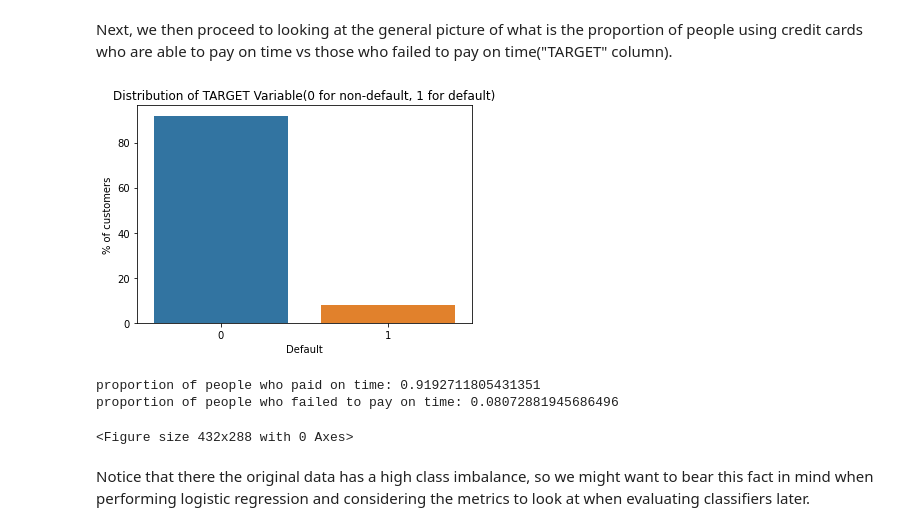
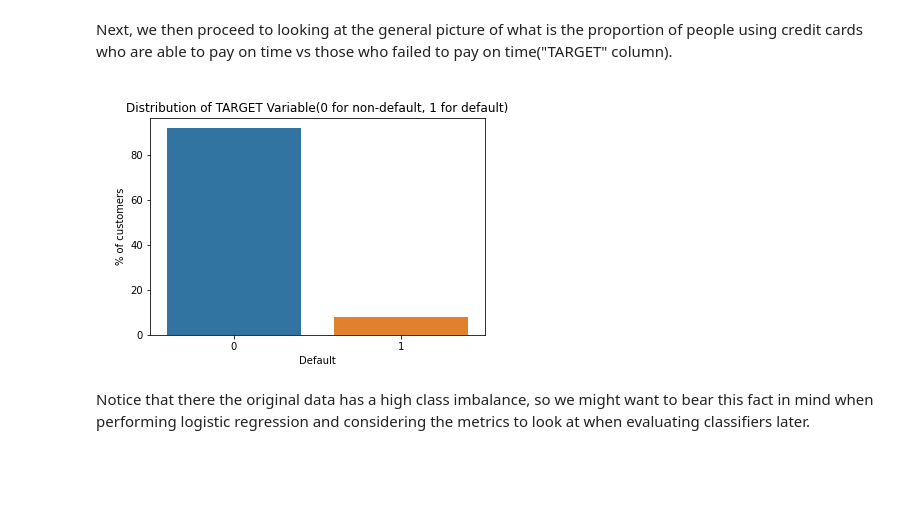
Before and after one commit to UCB-stat-159-s22/hw07-Group11, a Jupyter notebook: main.ipynb, the cells around one changed output. Drawn from its saved outputs; the diff is of its cells as text; code cells hidden in the pictures; blank space fills up the shorter version.

```diff
--- a/main.ipynb
+++ b/main.ipynb
@@ -85,13 +70,9 @@ In our case, since we plan to be using AMT_TOTAL_INCOME, we try to take into acc
 # %% [markdown]
 Next, we then proceed to looking at the general picture of what is the proportion of people using credit cards who are able to pay on time vs those who failed to pay on time("TARGET" column).
 # %%
-pt.target_plot(df)
-plt.show()
+Image("output/target_plot.png")
 # %% [output]
-[figure, old version]
+[figure, new version]
-proportion of people who paid on time: 0.9192711805431351
-proportion of people who failed to pay on time: 0.08072881945686496
-<Figure size 432x288 with 0 Axes>
 # %% [markdown]
 Notice that there the original data has a high class imbalance, so we might want to bear this fact in mind when performing logistic regression and considering the metrics to look at when evaluating classifiers later.
 # %% [markdown]
```
Also changed, not shown: parts of 24 cells of this notebook, 10 other files.
